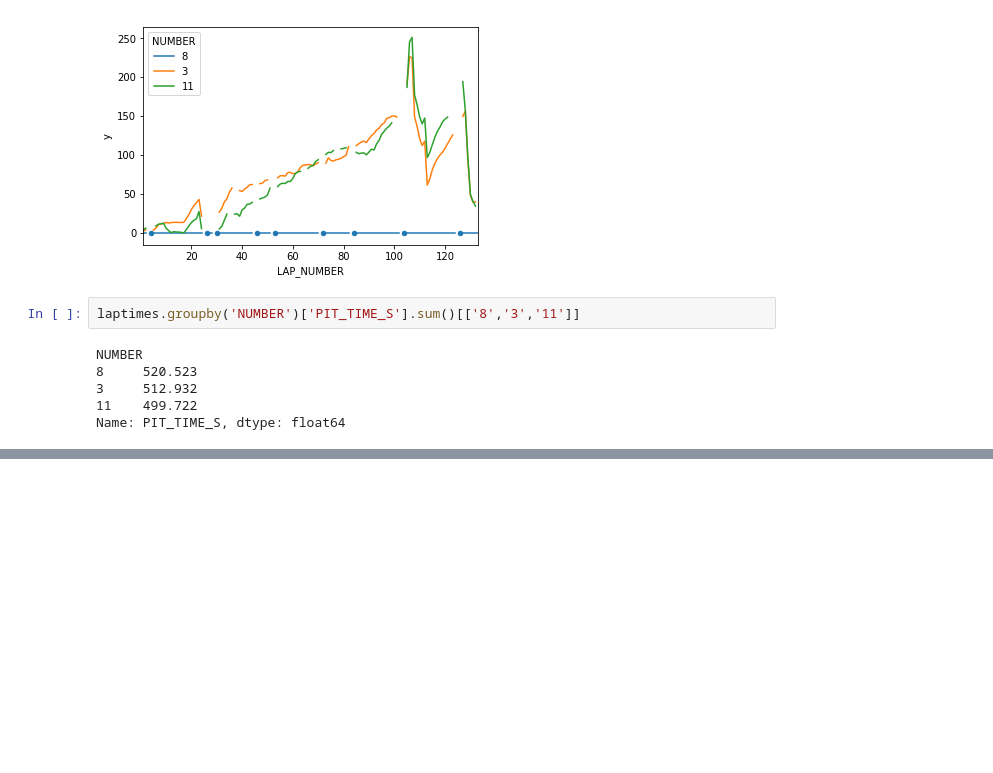
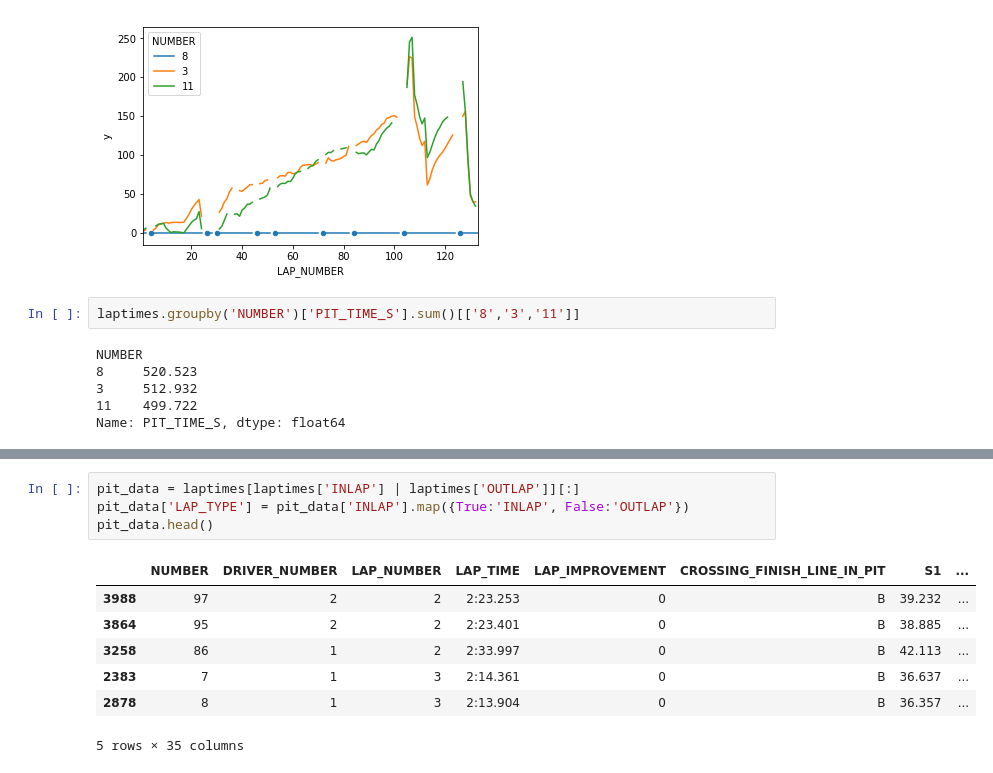
Before and after one commit to f1datajunkie/WEC, a Jupyter notebook: notebooks/Pace Tables.ipynb, the cells around one changed output, grey strips where cells are left out. Drawn from its saved outputs; the diff is of its cells as text; blank space fills up the shorter version.

```diff
--- a/notebooks/Pace Tables.ipynb
+++ b/notebooks/Pace Tables.ipynb
@@ -313,0 +339,12 @@ Name: PIT_TIME_S, dtype: float64
+# %%
+pit_data = laptimes[laptimes['INLAP'] | laptimes['OUTLAP']][:]
+pit_data['LAP_TYPE'] = pit_data['INLAP'].map({True:'INLAP', False:'OUTLAP'})
+pit_data.head()
+# %% [output]
+|  | NUMBER | DRIVER_NUMBER | LAP_NUMBER | LAP_TIME | LAP_IMPROVEMENT | CROSSING_FINISH_LINE_IN_PIT | S1 | ... |
+| 3988 | 97 | 2 | 2 | 2:23.253 | 0 | B | 39.232 | ... |
+| 3864 | 95 | 2 | 2 | 2:23.401 | 0 | B | 38.885 | ... |
+| 3258 | 86 | 1 | 2 | 2:33.997 | 0 | B | 42.113 | ... |
+| 2383 | 7 | 1 | 3 | 2:14.361 | 0 | B | 36.637 | ... |
+| 2878 | 8 | 1 | 3 | 2:13.904 | 0 | B | 36.357 | ... |
+5 rows × 35 columns
```
Also changed, not shown: parts of 22 cells of this notebook, 1 other file.
